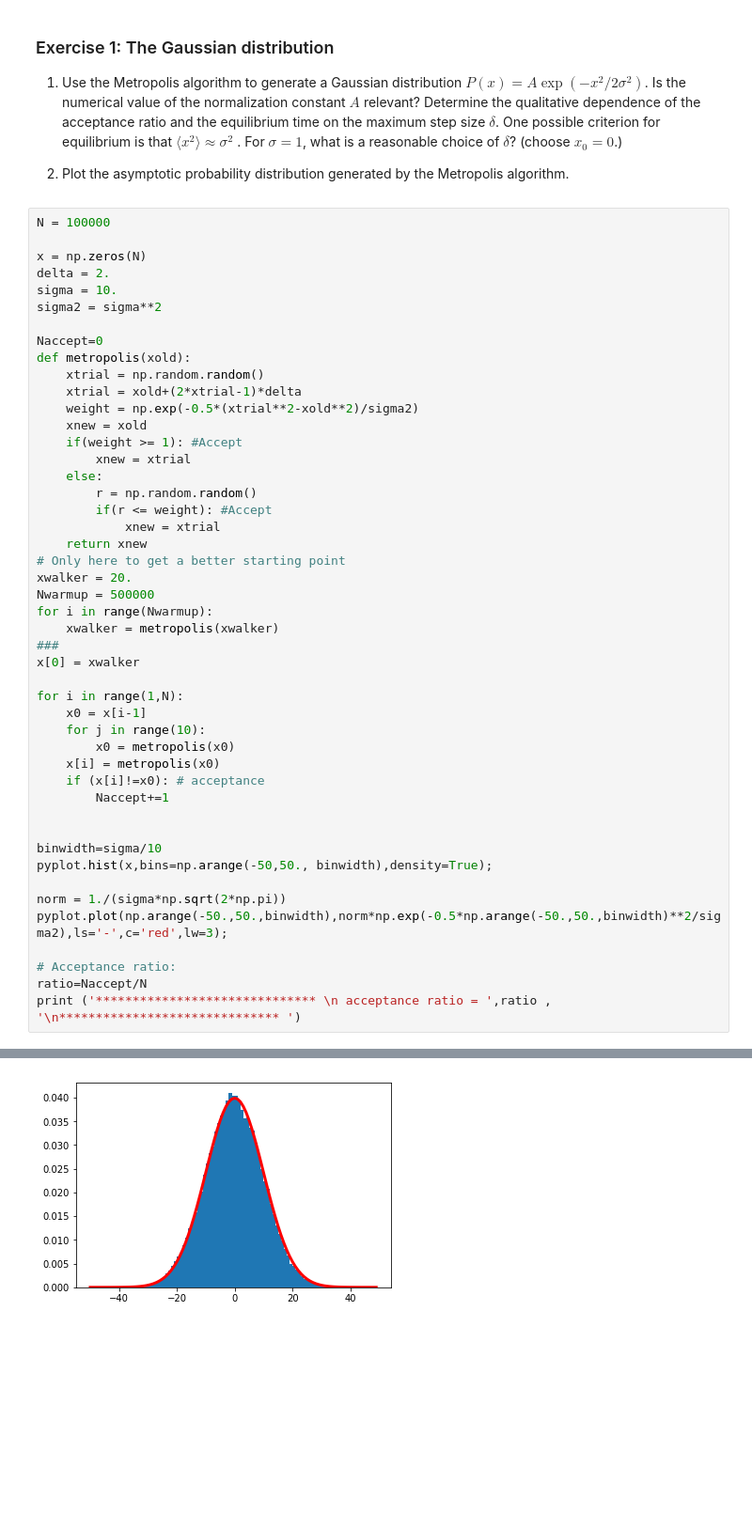
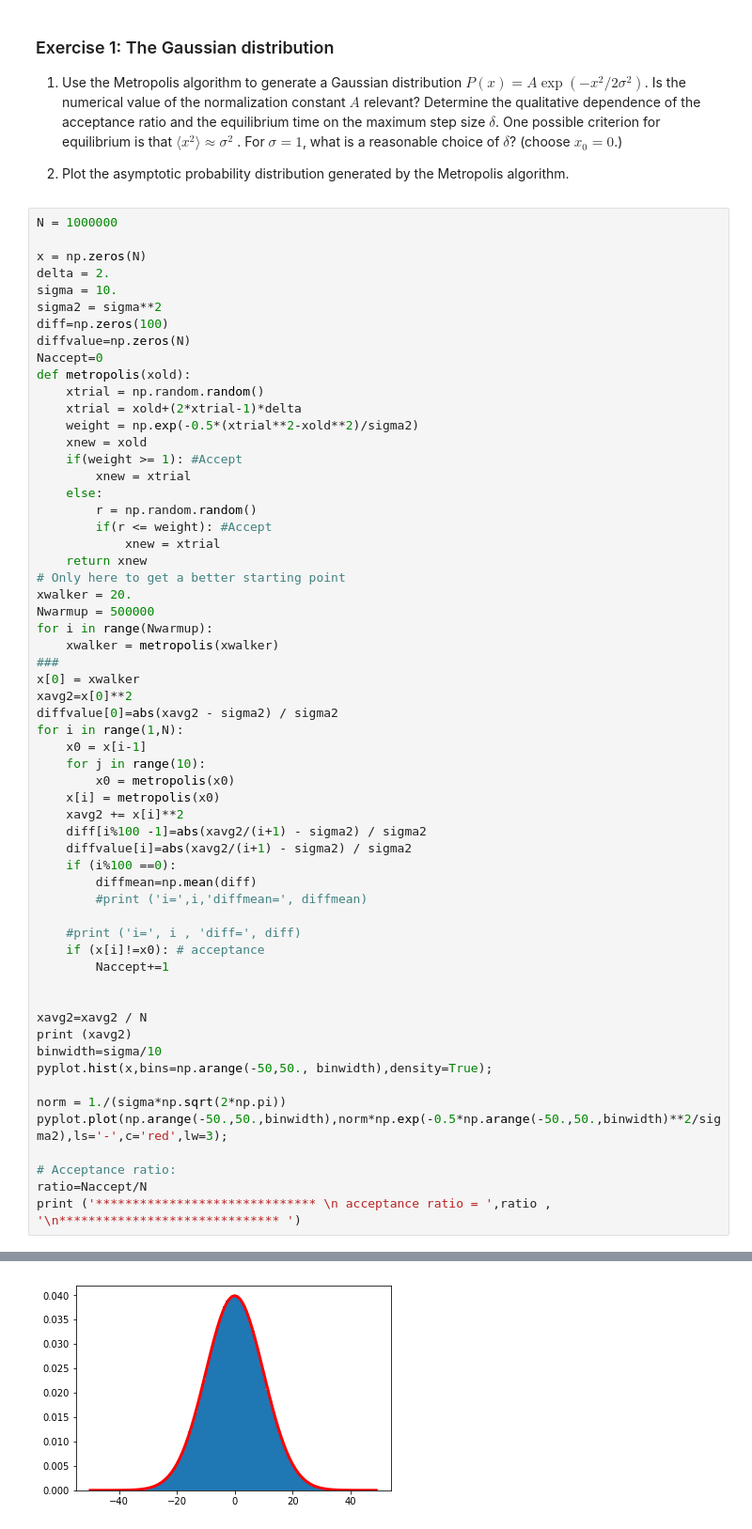
Before and after one commit to Phys7321/HW-Seyedolmohadesin, a Jupyter notebook: HW04/RandomDistributions-Modified.ipynb, the cells around one changed output, grey strips where cells are left out. Shown: that part at 94% size. Drawn from its saved outputs; the diff is of its cells as text; blank space fills up the shorter version.

```diff
--- a/HW04/RandomDistributions-Modified.ipynb
+++ b/HW04/RandomDistributions-Modified.ipynb
@@ -163,13 +163,14 @@ random walk at the point where $P(x)$ is maximum.
 2.  Plot the asymptotic probability distribution generated by the
     Metropolis algorithm.
 # %%
-N = 100000
+N = 1000000
 
 x = np.zeros(N)
 delta = 2.
 sigma = 10.
 sigma2 = sigma**2
-
+diff=np.zeros(100)
+diffvalue=np.zeros(N)
 Naccept=0
 def metropolis(xold):
     xtrial = np.random.random()
@@ -190,16 +191,27 @@ for i in range(Nwarmup):
     xwalker = metropolis(xwalker)
 ###
 x[0] = xwalker
-
+xavg2=x[0]**2
+diffvalue[0]=abs(xavg2 - sigma2) / sigma2
 for i in range(1,N):
     x0 = x[i-1]
     for j in range(10):
         x0 = metropolis(x0)
     x[i] = metropolis(x0)
+    xavg2 += x[i]**2
+    diff[i%100 -1]=abs(xavg2/(i+1) - sigma2) / sigma2
+    diffvalue[i]=abs(xavg2/(i+1) - sigma2) / sigma2
+    if (i%100 ==0):
+        diffmean=np.mean(diff)
+        #print ('i=',i,'diffmean=', diffmean)
+
+    #print ('i=', i , 'diff=', diff)
     if (x[i]!=x0): # acceptance
         Naccept+=1
 
 
+xavg2=xavg2 / N
+print (xavg2)
 binwidth=sigma/10
 pyplot.hist(x,bins=np.arange(-50,50., binwidth),density=True);
 
@@ -215,2 +228,2 @@ print ('****************************** \n acceptance ratio = ',ratio , '\n******
 ******************************
-[figure, old version]
+[figure, new version]
```
Also changed, not shown: parts of 4 cells of this notebook.
